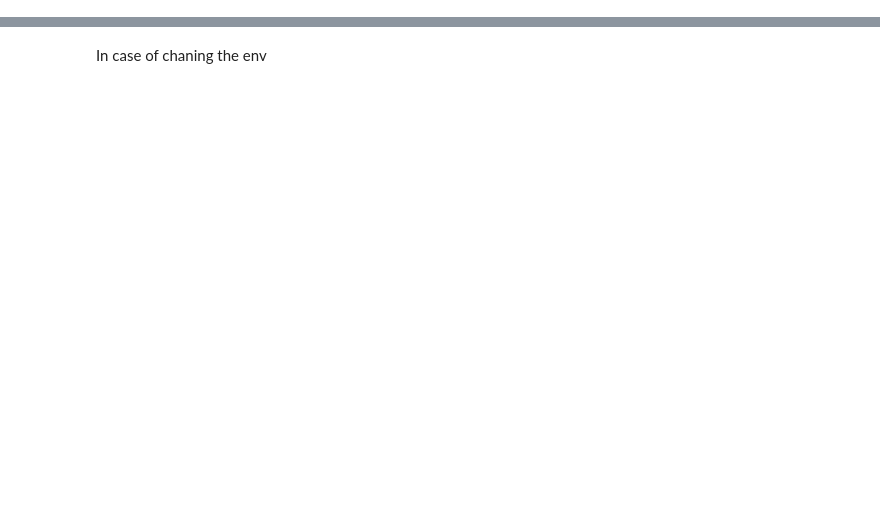
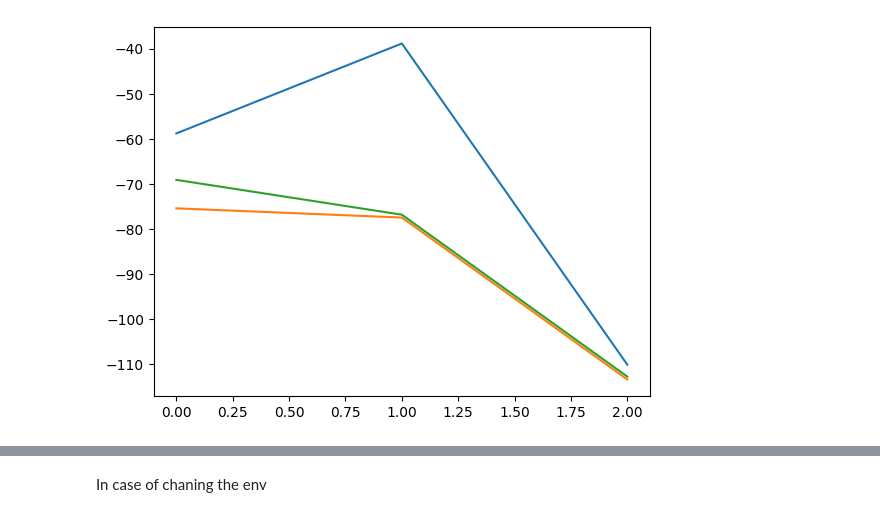
Before and after one commit to sensorlab/agent-edgeautoscaling, a Jupyter notebook: code/train_mdqn.ipynb, the cells around one changed output, grey strips where cells are left out. Saved outputs shown, nothing was run; the diff lists cells and outputs as text; code cells hidden in the pictures; blank space fills up the shorter version.

```diff
--- a/code/train_mdqn.ipynb
+++ b/code/train_mdqn.ipynb
@@ -340,3 +394,8 @@ plt
+# %%
+for i in range(len(agent_ep_summed_rewards)):
+    plt.plot(agent_ep_summed_rewards[i]['Episode'], agent_ep_summed_rewards[i]['Reward'], label=f'Agent {i}')
+# %% [output]
+[figure, added]
 # %%
 def moving_average(x, w):
     return np.convolve(x, np.ones(w), 'valid') / w
```
Also changed, not shown: parts of 12 cells of this notebook, 2 other files.
